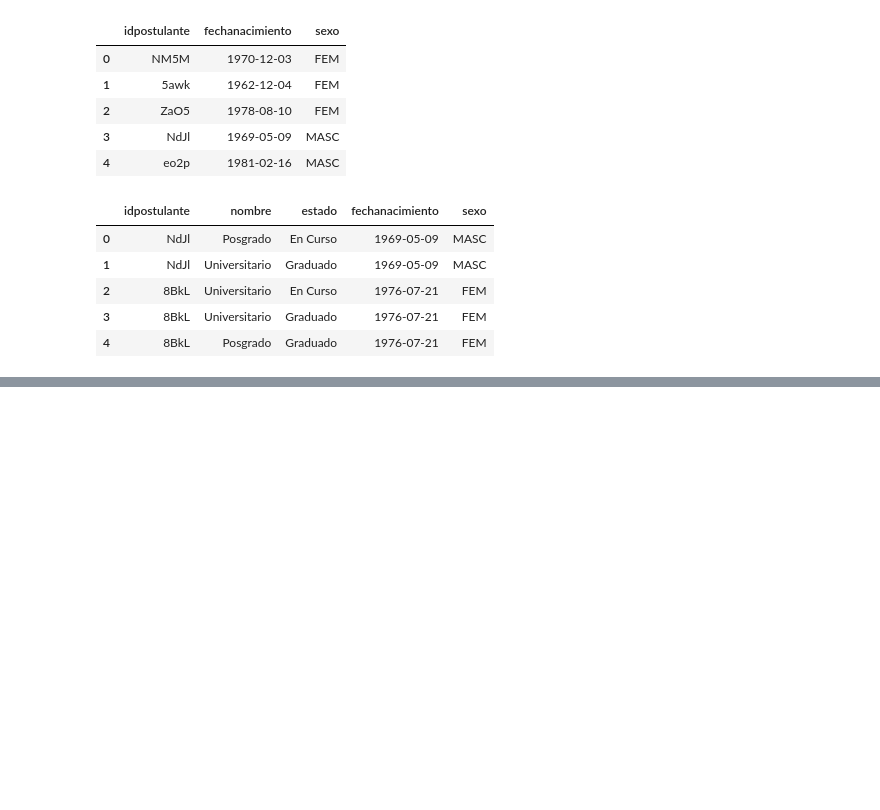
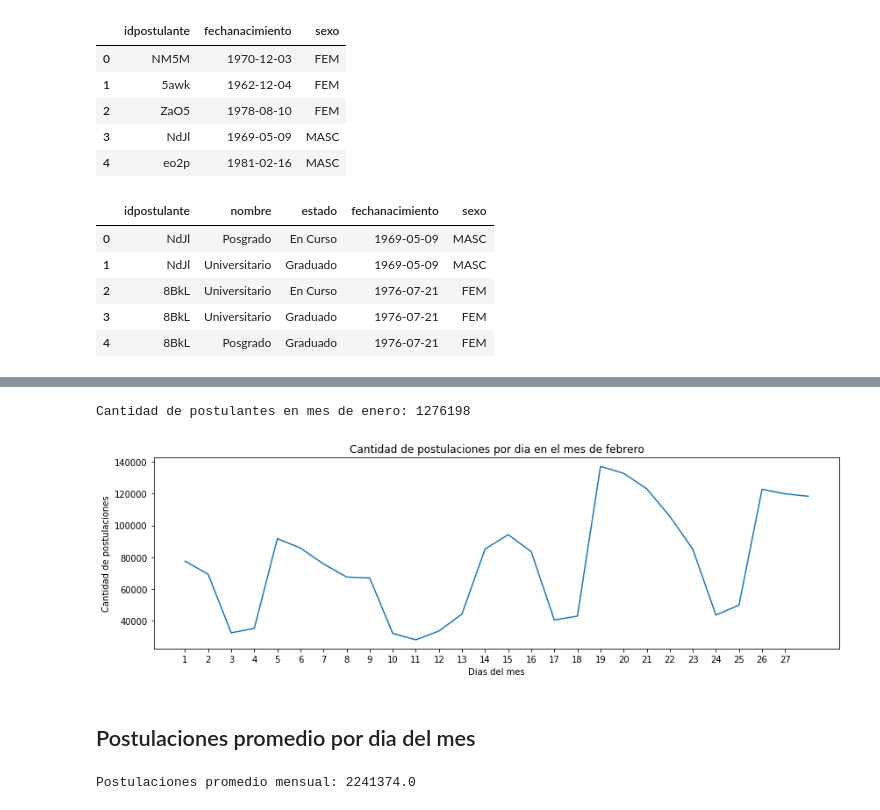
Before and after one commit to GFibrizo/DataExploration1, a Jupyter notebook: Finger1.ipynb, the cells around one changed output, grey strips where cells are left out. Cells and saved outputs as stored; diff of their text form; code cells hidden in the pictures; blank space fills up the shorter version.

```diff
--- a/Finger1.ipynb
+++ b/Finger1.ipynb
@@ -71,0 +109,34 @@ postulaciones.groupby('diasemanapostulacion').count()
+# %%
+postulaciones_mes2 = postulaciones.loc[postulaciones['mespostulacion'] == 2, :]
+postulaciones_mes2 = postulaciones_mes2.groupby('diapostulacion').count()
+postulaciones_mes2.insert(0, 'diadelmes', range(1, 1 + len(postulaciones_mes2)))
+postulaciones_mes2 = postulaciones_mes2.set_index('diadelmes')
+#postulaciones_mes2 = postulaciones_mes2.reset_index()
+print ("Cantidad de postulantes en mes de enero:", postulaciones_mes1['idpostulante'].sum())
+# %% [output]
+Cantidad de postulantes en mes de enero: 1276198
+# %%
+postulaciones_mes2['idpostulante'].plot(figsize=(14,4));
+ax=plt.gca()
+ax.set_ylabel('Cantidad de postulaciones')
+ax.set_xlabel('Dias del mes');
+ax.set_title('Cantidad de postulaciones por dia en el mes de febrero')
+plt.xticks(np.arange(1, len(postulaciones_mes2), 1.0));
+# %% [output]
+[figure, added]
+# %% [markdown]
+## Postulaciones promedio por dia del mes
+# %%
+postulaciones_mes1 = postulaciones_mes1[['idpostulante']]
+postulaciones_mes1 = postulaciones_mes1.rename(columns={'idpostulante': 'count'})
+postulaciones_mes1['mes'] = 1
+
+postulaciones_mes2 = postulaciones_mes2[['idpostulante']]
+postulaciones_mes2 = postulaciones_mes2.rename(columns={'idpostulante': 'count'})
+postulaciones_mes2['mes'] = 2
+
+postulacionespormes = pd.concat([postulaciones_mes1, postulaciones_mes2]).groupby('diadelmes')
+postulacionespormes = postulacionespormes.agg({'count': 'mean'})
+print("Postulaciones promedio mensual:", postulacionespormes['count'].sum())
+# %% [output]
+Postulaciones promedio mensual: 2241374.0
```
Also changed, not shown: parts of 25 cells of this notebook.
